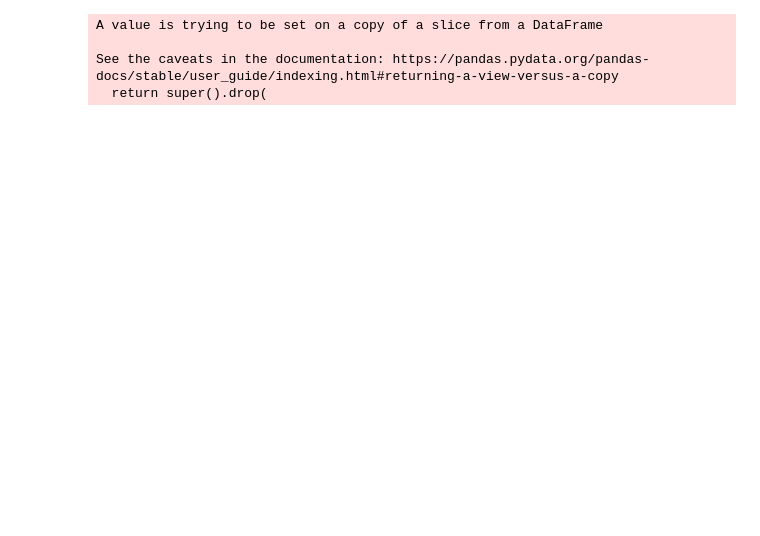
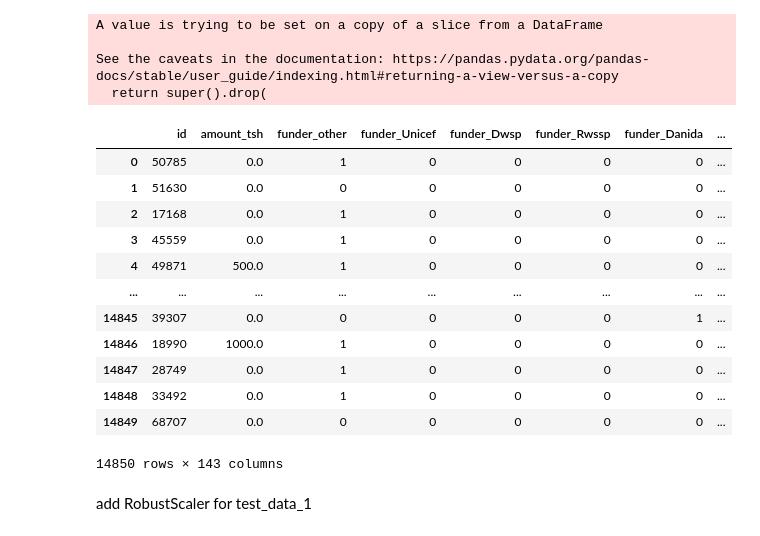
Before and after one commit to hemakaraveenhansika/pump-it-up, a Jupyter notebook: pump-it-up.ipynb, the cells around one changed output. Cells and saved outputs as stored; diff of their text form; code cells hidden in the pictures; blank space fills up the shorter version.

```diff
--- a/pump-it-up.ipynb
+++ b/pump-it-up.ipynb
@@ -1159,3 +1200,21 @@ A value is trying to be set on a copy of a slice from a DataFrame
 
 See the caveats in the documentation: https://pandas.pydata.org/pandas-docs/stable/user_guide/indexing.html#returning-a-view-versus-a-copy
   return super().drop(
+# %%
+test_data_1
+# %% [output]
+|  | id | amount_tsh | funder_other | funder_Unicef | funder_Dwsp | funder_Rwssp | funder_Danida | ... |
+| 0 | 50785 | 0.0 | 1 | 0 | 0 | 0 | 0 | ... |
+| 1 | 51630 | 0.0 | 0 | 0 | 0 | 0 | 0 | ... |
+| 2 | 17168 | 0.0 | 1 | 0 | 0 | 0 | 0 | ... |
+| 3 | 45559 | 0.0 | 1 | 0 | 0 | 0 | 0 | ... |
+| 4 | 49871 | 500.0 | 1 | 0 | 0 | 0 | 0 | ... |
+| ... | ... | ... | ... | ... | ... | ... | ... | ... |
+| 14845 | 39307 | 0.0 | 0 | 0 | 0 | 0 | 1 | ... |
+| 14846 | 18990 | 1000.0 | 1 | 0 | 0 | 0 | 0 | ... |
+| 14847 | 28749 | 0.0 | 1 | 0 | 0 | 0 | 0 | ... |
+| 14848 | 33492 | 0.0 | 1 | 0 | 0 | 0 | 0 | ... |
+| 14849 | 68707 | 0.0 | 0 | 0 | 0 | 0 | 0 | ... |
+14850 rows × 143 columns
+# %% [markdown]
+add RobustScaler for test_data_1
```
Also changed, not shown: parts of 22 cells of this notebook, 1 other file.
